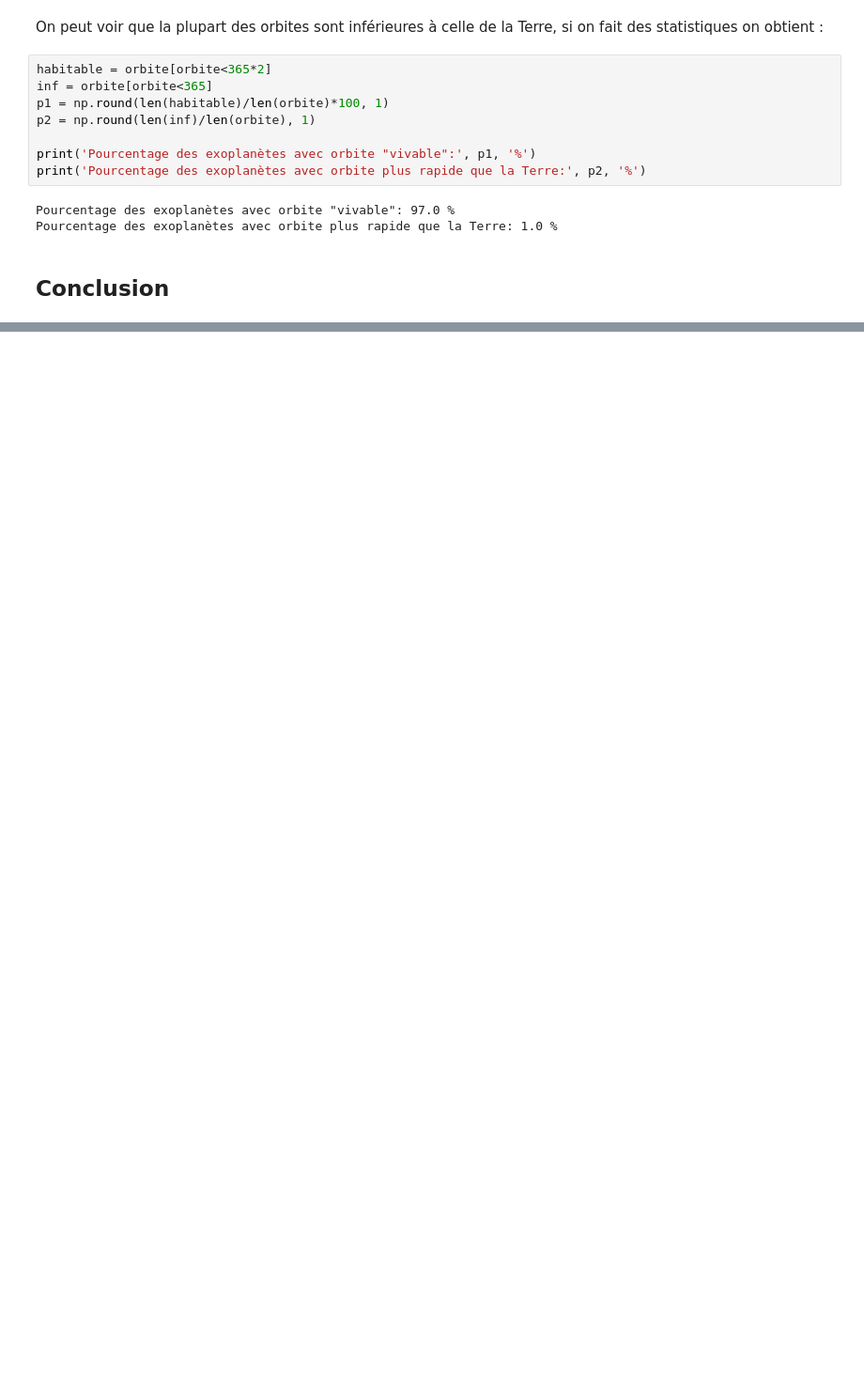
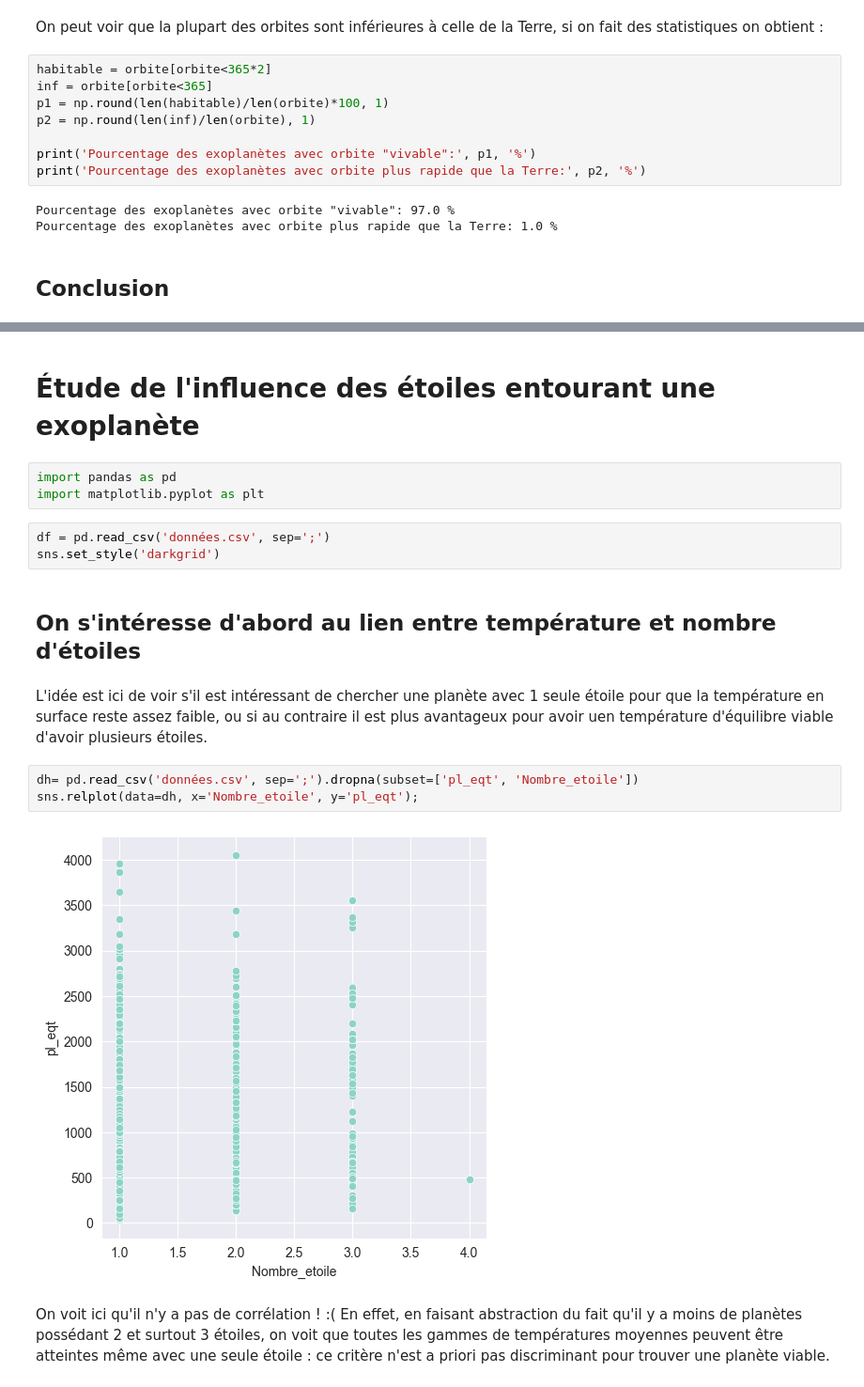
Before and after one commit to BONNET-Quentin/pe-hackathon, a Jupyter notebook: HACKATON.ipynb, the cells around one changed output, grey strips where cells are left out. Shown at 94% size. Cells and saved outputs as stored; diff of their text form; blank space fills up the shorter version.

```diff
--- a/HACKATON.ipynb
+++ b/HACKATON.ipynb
@@ -182,0 +193,20 @@ D'après les études précédentes, on remarque que les conditions orbitales ne
+# %% [markdown]
+# Étude de l'influence des étoiles entourant une exoplanète
+# %%
+import pandas as pd
+import matplotlib.pyplot as plt
+# %%
+df = pd.read_csv('données.csv', sep=';')
+sns.set_style('darkgrid')
+# %% [markdown]
+## On s'intéresse d'abord au lien entre température et nombre d'étoiles
+# %% [markdown]
+L'idée est ici de voir s'il est intéressant de chercher une planète avec 1 seule étoile pour que la température en surface reste assez faible, ou si au contraire il est plus avantageux pour avoir uen température d'équilibre viable d'avoir plusieurs étoiles.
+# %%
+dh= pd.read_csv('données.csv', sep=';').dropna(subset=['pl_eqt', 'Nombre_etoile'])
+sns.relplot(data=dh, x='Nombre_etoile', y='pl_eqt');
+# %% [output]
+[figure, added]
+# %% [markdown]
+On voit ici qu'il n'y a pas de corrélation ! :(
+En effet, en faisant abstraction du fait qu'il y a moins de planètes possédant 2 et surtout 3 étoiles, on voit que toutes les gammes de températures moyennes peuvent être atteintes même avec une seule étoile : ce critère n'est a priori pas discriminant pour trouver une planète viable.
```
Also changed, not shown: parts of 42 cells of this notebook, 3 other files.
